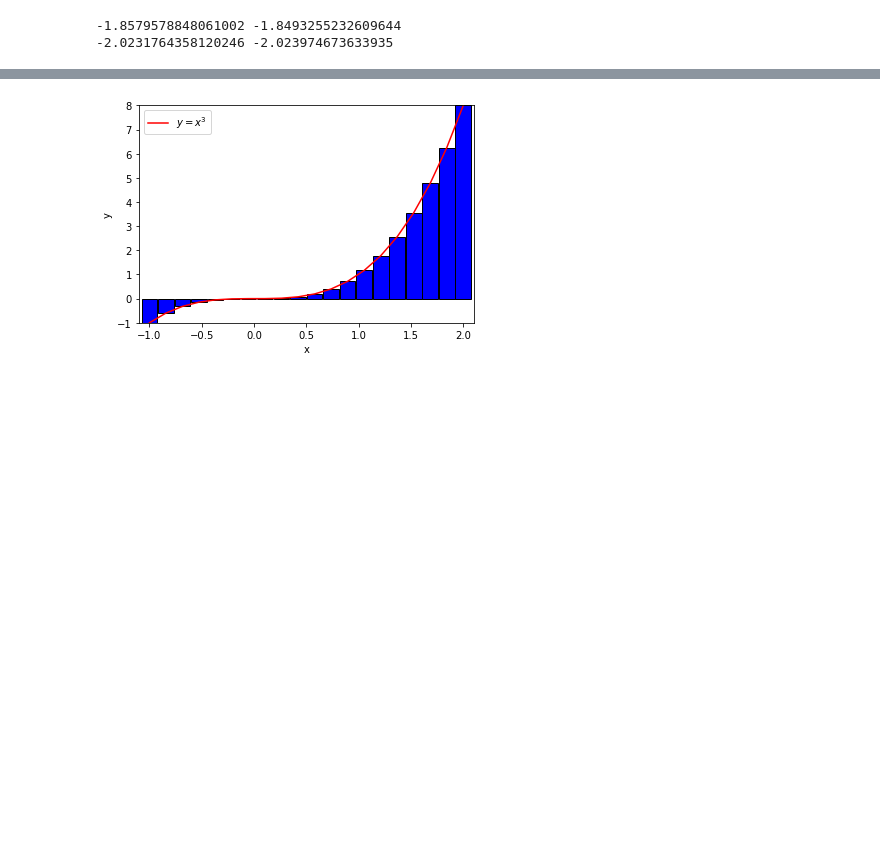
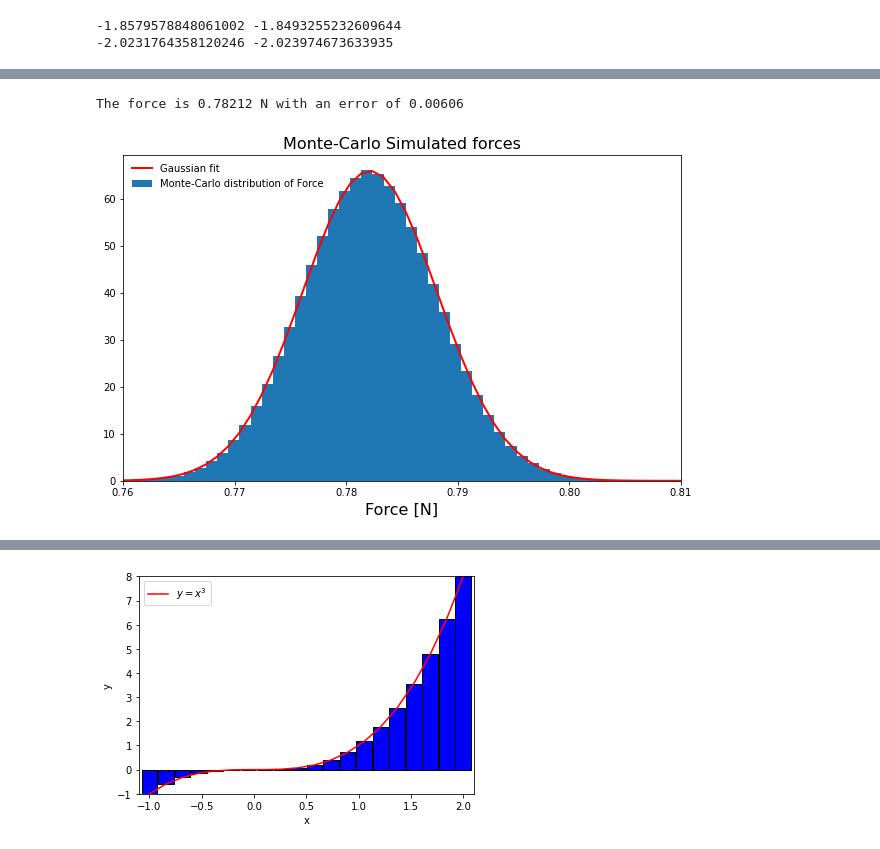
Before and after one commit to schanlar/python-UoC, a Jupyter notebook: 03.Data_Visualization/04_solutions.ipynb, the cells around one changed output, grey strips where cells are left out. Drawn from its saved outputs; the diff is of its cells as text; code cells hidden in the pictures; blank space fills up the shorter version.

Commit message:
Monte Carlo error propagation task added

```diff
--- a/03.Data_Visualization/04_solutions.ipynb
+++ b/03.Data_Visualization/04_solutions.ipynb
@@ -172,0 +256,73 @@ print(exp2[np.where(eps2 < 1e-6)].mean(), np.mean(exp2))
+# %%
+def gauss_distribution(x, mu, sigma):
+    """
+        ARGS:
+        =======
+            - The value at which to evaluate the Gauss
+            - Tne mean mu of the distribution
+            - The width sigma of the distribution
+
+        RETURNS:
+        ========
+            - The calculated gauss function value
+    """
+    factor = (1.0 / np.sqrt(2.0 * sigma**2 * np.pi))
+    expon = np.exp(-(x - mu)**2 / (2.0 * sigma**2))
+
+    return factor * expon
+
+
+n = 1_000_000
+
+# Not really needed for this example
+# but in many cases(e.g. when conditionals exist)
+# vectorization of functions is important
+gravitational_force_vectorized = np.vectorize(gravitational_force)
+
+
+
+# Create samples for the 2 masses and the distance
+M1_distribution = np.random.normal(M1, sigma_M1, n)
+M2_distribution = np.random.normal(M2, sigma_M2, n)
+R_distribution = np.random.normal(R, sigma_R, n)
+
+# Calculate the distribution of error for the R^2 quantity
+sigma_R_squared_distribution = 2 * R_distribution * sigma_R
+
+# Calculate the force for each set of values.
+F_distribution = gravitational_force_vectorized(M1_distribution, M2_distribution, R_distribution)
+
+
+# Find the mean, sigma of the force
+sigma_F_distribution = F_distribution * np.sqrt((sigma_M1 / M1_distribution)**2 + (sigma_M2 / M2_distribution)**2 + \
+                             (sigma_R_squared_distribution / (R_distribution ** 2))**2)
+
+
+
+
+print("The force is {} N with an error of {}".format(round(F_distribution.mean(), 5),
+                                                     round(sigma_F_distribution.mean(), 5)
+                                                    )
+     )
+
+# # Plot the histogram
+plt.figure(figsize=(10,6))
+plt.title("Monte-Carlo Simulated forces", size=16)
+plt.xlabel("Force [N]", size=16)
+plt.xlim([0.76, 0.81])
+
+
+count, bins, ignored = plt.hist(F_distribution, 60, density=True, label="Monte-Carlo distribution of Force")
+
+# # Plot the Gaussian fit
+_ = plt.plot(bins, gauss_distribution(bins, F_distribution.mean(), sigma_F_distribution.mean()),
+         linewidth=2,
+         color='r',
+         label="Gaussian fit")
+
+
+_ = plt.legend(loc="upper left", frameon=False)
+# plt.savefig('mc_error_propagation.png', dpi=300, bbox_inches='tight')
+# %% [output]
+The force is 0.78212 N with an error of 0.00606
+[figure, added]
```
Also changed, not shown: parts of 7 cells of this notebook, 2 other files.
